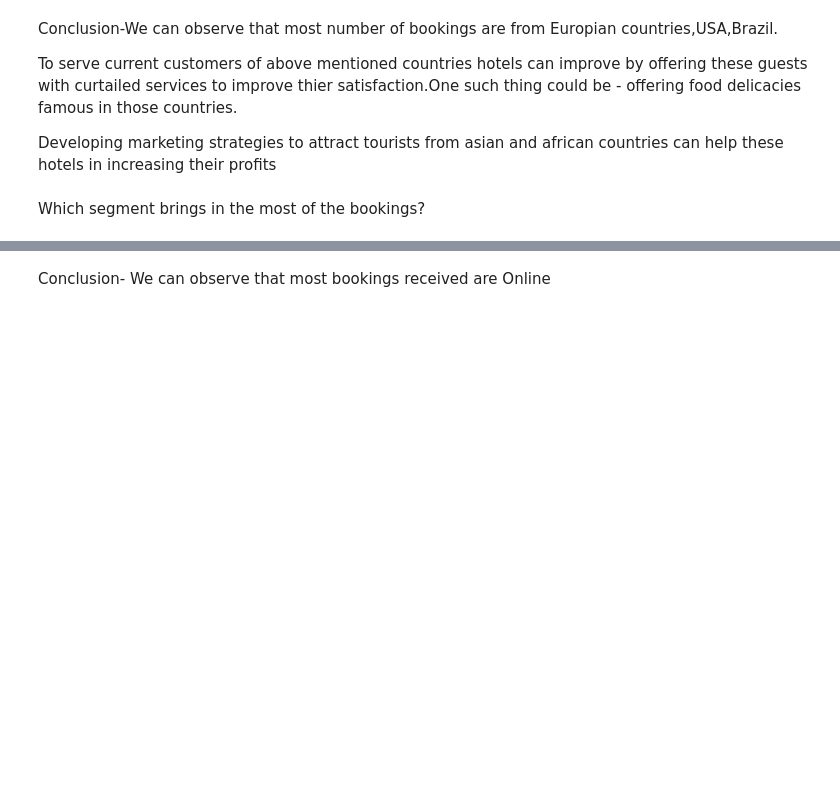
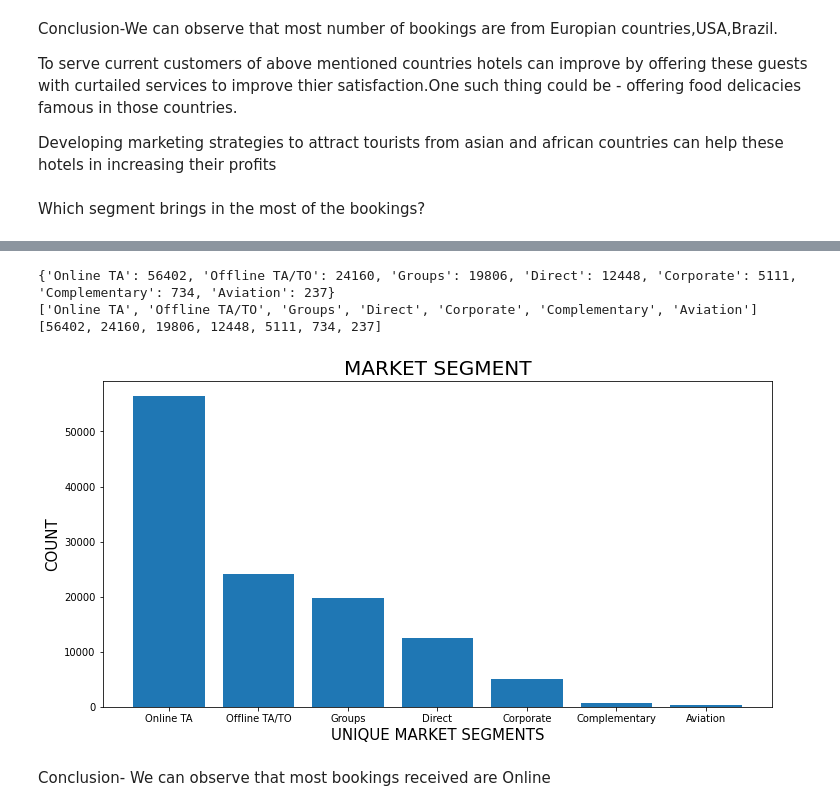
Before and after one commit to omkar123katare/EDA-hotel_bookings, a Jupyter notebook: EDA_hotel_bookings.ipynb, the cells around one changed output, grey strips where cells are left out. Drawn from its saved outputs; the diff is of its cells as text; code cells hidden in the pictures; blank space fills up the shorter version.

```diff
--- a/EDA_hotel_bookings.ipynb
+++ b/EDA_hotel_bookings.ipynb
@@ -310,18 +452,23 @@ market_segment_booking
 # %%
 # Making a dictionary with these market segment data.
-d = dict(market_segment_booking)
-print(d)
-print(list(d.keys()))
-print(list(d.values()))
+dict_1 = dict(market_segment_booking)
+print(dict_1)
+print(list(dict_1.keys()))
+print(list(dict_1.values()))
+# %% [output]
+{'Online TA': 56402, 'Offline TA/TO': 24160, 'Groups': 19806, 'Direct': 12448, 'Corporate': 5111, 'Complementary': 734, 'Aviation': 237}
+['Online TA', 'Offline TA/TO', 'Groups', 'Direct', 'Corporate', 'Complementary', 'Aviation']
+[56402, 24160, 19806, 12448, 5111, 734, 237]
 # %%
 # Visualisation market segment data using scatter plot.
 plt.figure(figsize=(12,6))
 plt.bar(list(dict_1.keys()),list(dict_1.values()))
 plt.title('MARKET SEGMENT',fontsize = 20)
 plt.ylabel('COUNT',fontsize = 15)
 plt.xlabel('UNIQUE MARKET SEGMENTS',fontsize = 15)
-plt.grid(True)
 plt.show()
+# %% [output]
+[figure, added]
 # %% [markdown]
 Conclusion- We can observe that most bookings received are Online
 # %% [markdown]
```
Also changed, not shown: parts of 29 cells of this notebook.
